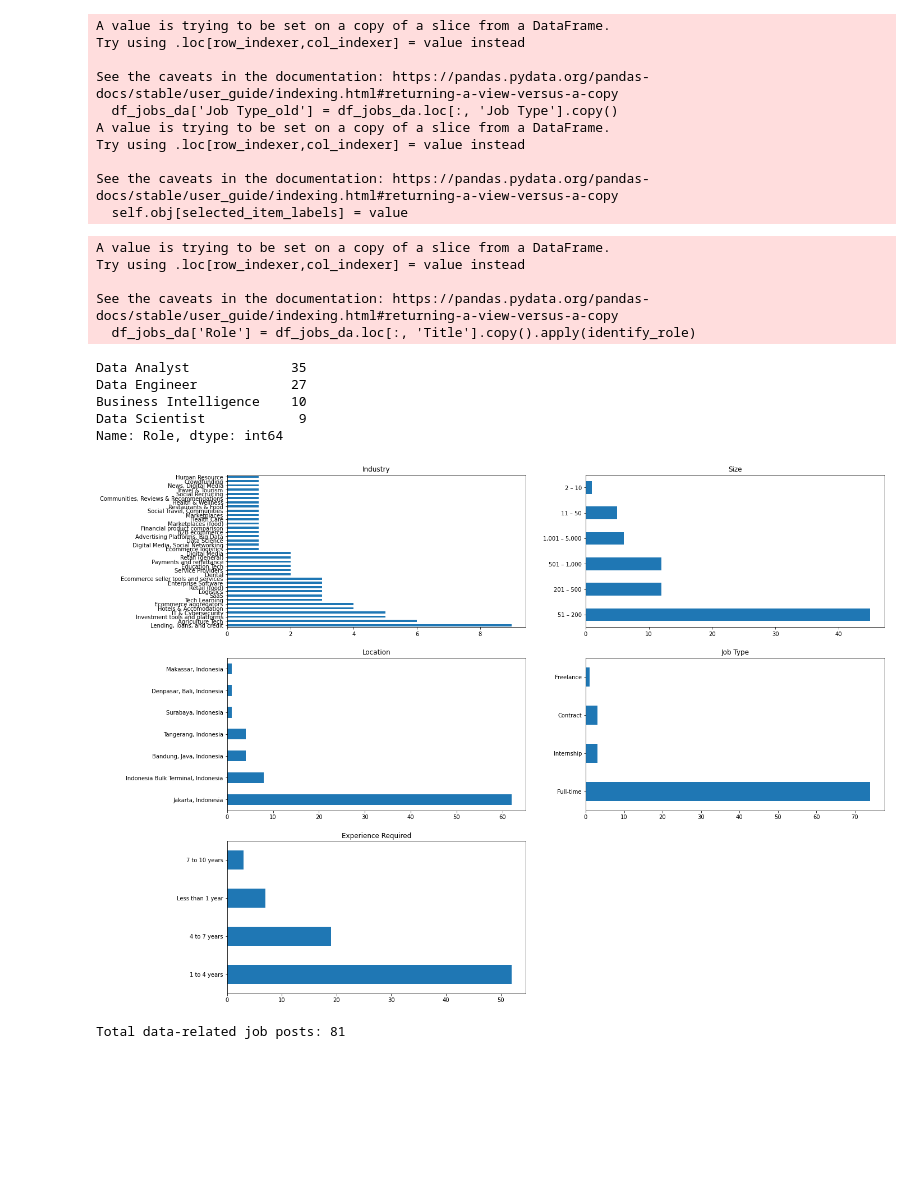
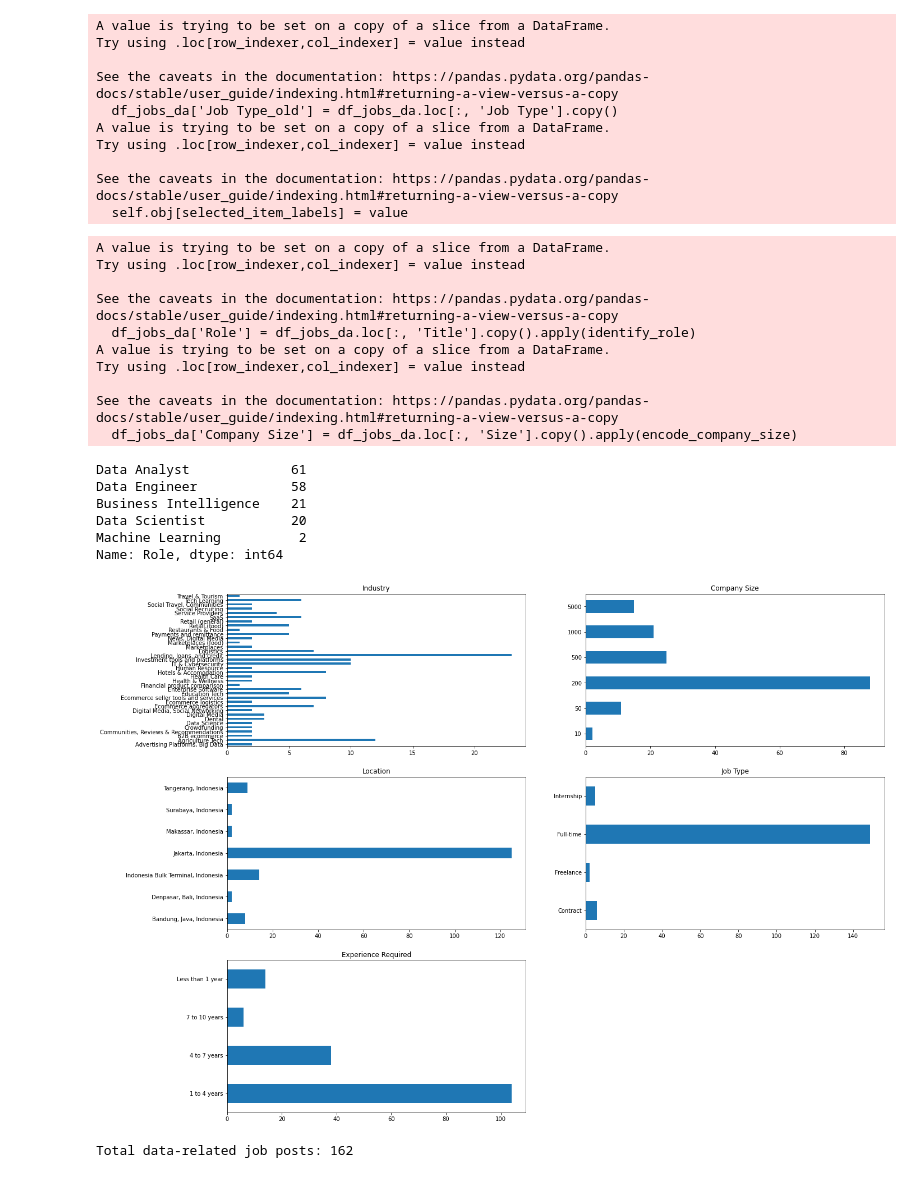
Before and after one commit to idrishaidar/TIA-Jobs-Scraping, a Jupyter notebook: TIA Jobs - Analysis.ipynb, the cells around one changed output. Saved outputs shown, nothing was run; the diff lists cells and outputs as text; code cells hidden in the pictures; blank space fills up the shorter version.

```diff
--- a/TIA Jobs - Analysis.ipynb
+++ b/TIA Jobs - Analysis.ipynb
@@ -75,7 +78,7 @@ array(['Data Analyst', 'Data Analyst', 'Data Analyst (Mid)',
 # )]
 
 df_jobs_da = df_jobs[df_jobs['Title'].str.match(
-    '^.*(Data Analyst|Data Engineer|Business Intelligence|Data Intelligence|Data Analytic|Data Scientist|Data).*'
+    '^.*(Data Analyst|Data Engineer|Business Intelligence|Data Intelligence|Data Analytic|Data Scientist|Machine Learning|Data).*'
 )]
 
 df_jobs_da['Job Type_old'] = df_jobs_da.loc[:, 'Job Type'].copy()
@@ -100,40 +103,52 @@ def identify_role(title):
         return 'Business Intelligence'
     elif re.match('^.*Scientist.*', title):
         return 'Data Scientist'
+    elif re.match('^.*Machine.*', title):
+        return 'Machine Learning'
     return 'Data Analyst'
+
+def encode_company_size(size):
+    return int(size.split(' – ')[1].replace(',', ''))
 
 
 df_jobs_da['Role'] = df_jobs_da.loc[:, 'Title'].copy().apply(identify_role)
+df_jobs_da['Company Size'] = df_jobs_da.loc[:, 'Size'].copy().apply(encode_company_size)
 # %% [output]
 A value is trying to be set on a copy of a slice from a DataFrame.
 Try using .loc[row_indexer,col_indexer] = value instead
 
 See the caveats in the documentation: https://pandas.pydata.org/pandas-docs/stable/user_guide/indexing.html#returning-a-view-versus-a-copy
   df_jobs_da['Role'] = df_jobs_da.loc[:, 'Title'].copy().apply(identify_role)
+A value is trying to be set on a copy of a slice from a DataFrame.
+Try using .loc[row_indexer,col_indexer] = value instead
+
+See the caveats in the documentation: https://pandas.pydata.org/pandas-docs/stable/user_guide/indexing.html#returning-a-view-versus-a-copy
+  df_jobs_da['Company Size'] = df_jobs_da.loc[:, 'Size'].copy().apply(encode_company_size)
 # %%
 df_jobs_da['Role'].value_counts()
 # %% [output]
-Data Analyst             35
-Data Engineer            27
-Business Intelligence    10
-Data Scientist            9
+Data Analyst             61
+Data Engineer            58
+Business Intelligence    21
+Data Scientist           20
+Machine Learning          2
 Name: Role, dtype: int64
 # %%
-ctg_cols = ['Industry', 'Size', 'Location',
+ctg_cols = ['Industry', 'Company Size', 'Location',
             'Job Type', 'Experience Required']
 
 fig, ax = plt.subplots(3,2, figsize=(21,17))
 ax.flatten()[-1].remove()
 
 for ix, col in enumerate(ctg_cols):
     curr_ax = ax.flatten()[ix]
-    df_jobs_da[col].value_counts().plot(kind='barh', ax=curr_ax)
+    df_jobs_da[col].value_counts().sort_index().plot(kind='barh', ax=curr_ax)
     curr_ax.set_title(col)
 
 plt.show()
 # %% [output]
-[figure, old version]
+[figure, new version]
 # %%
 print('Total data-related job posts: {}'.format(df_jobs_da.shape[0]))
 # %% [output]
-Total data-related job posts: 81
+Total data-related job posts: 162
```
Also changed, not shown: parts of 16 cells of this notebook, 3 other files.
